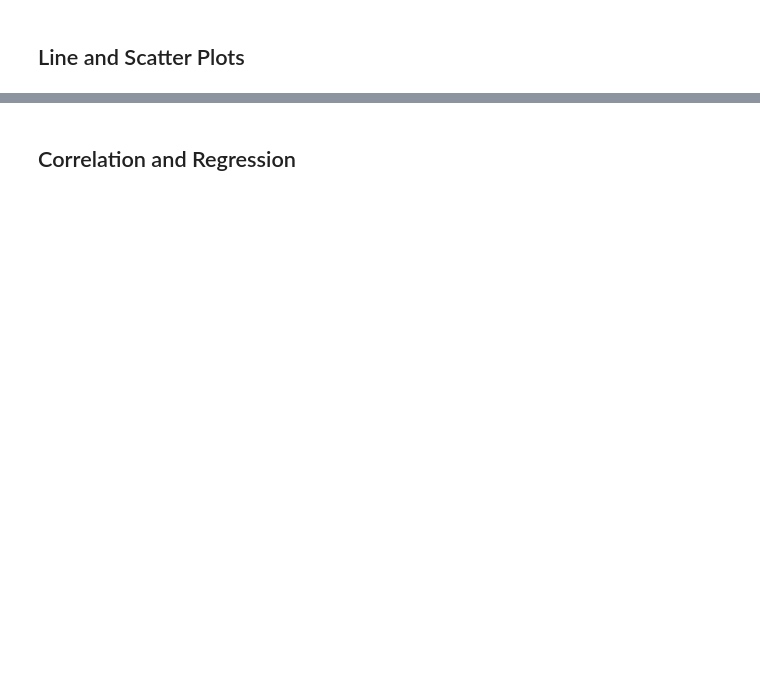
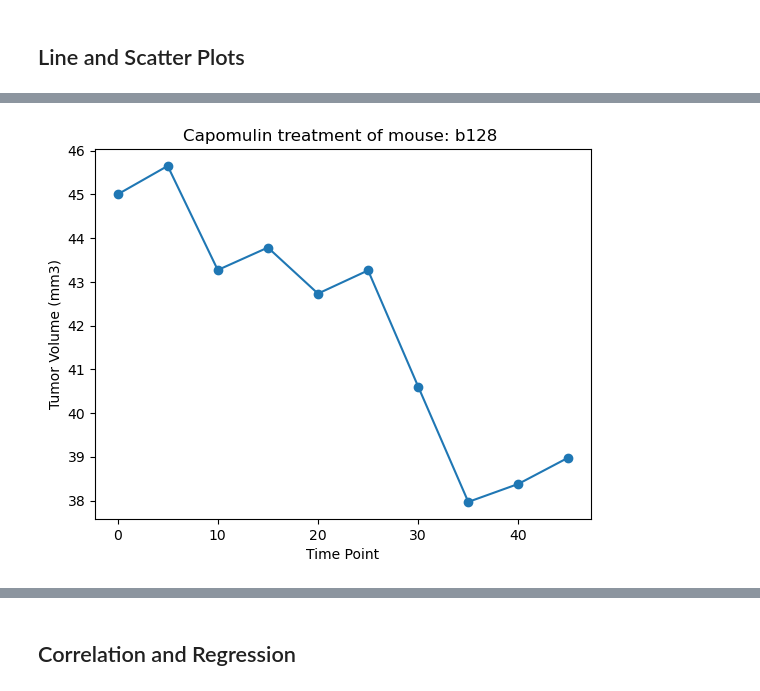
Before and after one commit to MirianRuanova/Matplobit---Challenge, a Jupyter notebook: pymaceuticals_starter.ipynb, the cells around one changed output, grey strips where cells are left out. Cells and saved outputs as stored; diff of their text form; code cells hidden in the pictures; blank space fills up the shorter version.

```diff
--- a/pymaceuticals_starter.ipynb
+++ b/pymaceuticals_starter.ipynb
@@ -227,0 +294,14 @@ plt.show()
+# %%
+# Generate a line plot of tumor volume vs. time point for a single mouse treated with Capomulin
+mouse_id = 'b128'  # Replace 'your_mouse_id' with the actual mouse ID
+capomulin_data = tumor_volume.loc[(tumor_volume['Drug Regimen'] == 'Capomulin') & (tumor_volume['Mouse ID'] == mouse_id)]
+plt.plot(capomulin_data['Timepoint'], capomulin_data['Tumor Volume (mm3)'], marker='o')
+# Set plot labels and title
+plt.xlabel('Time Point')
+plt.ylabel('Tumor Volume (mm3)')
+plt.title(f'Capomulin treatment of mouse: {mouse_id} ')
+
+# Display the plot
+plt.show()
+# %% [output]
+[figure, added]
```
Also changed, not shown: parts of 11 cells of this notebook.
